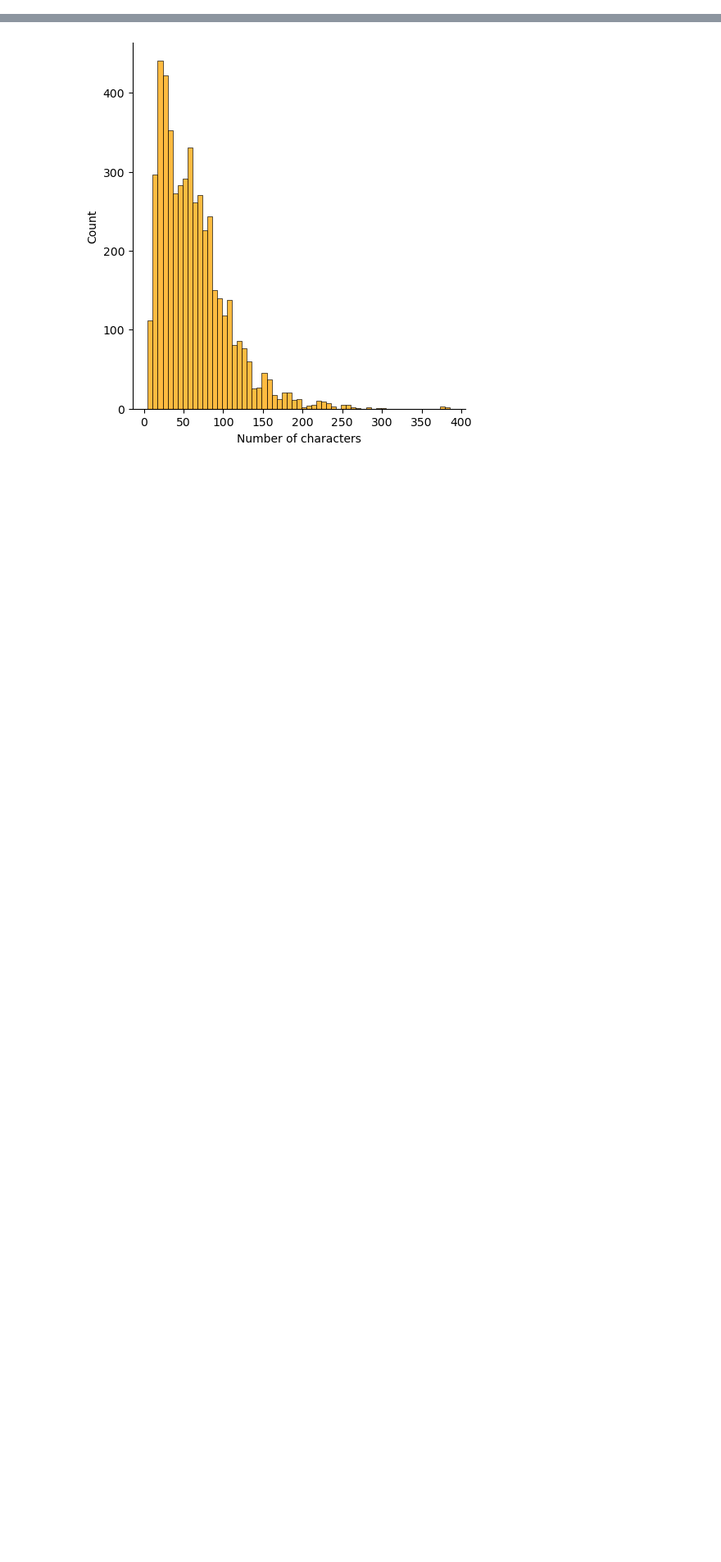
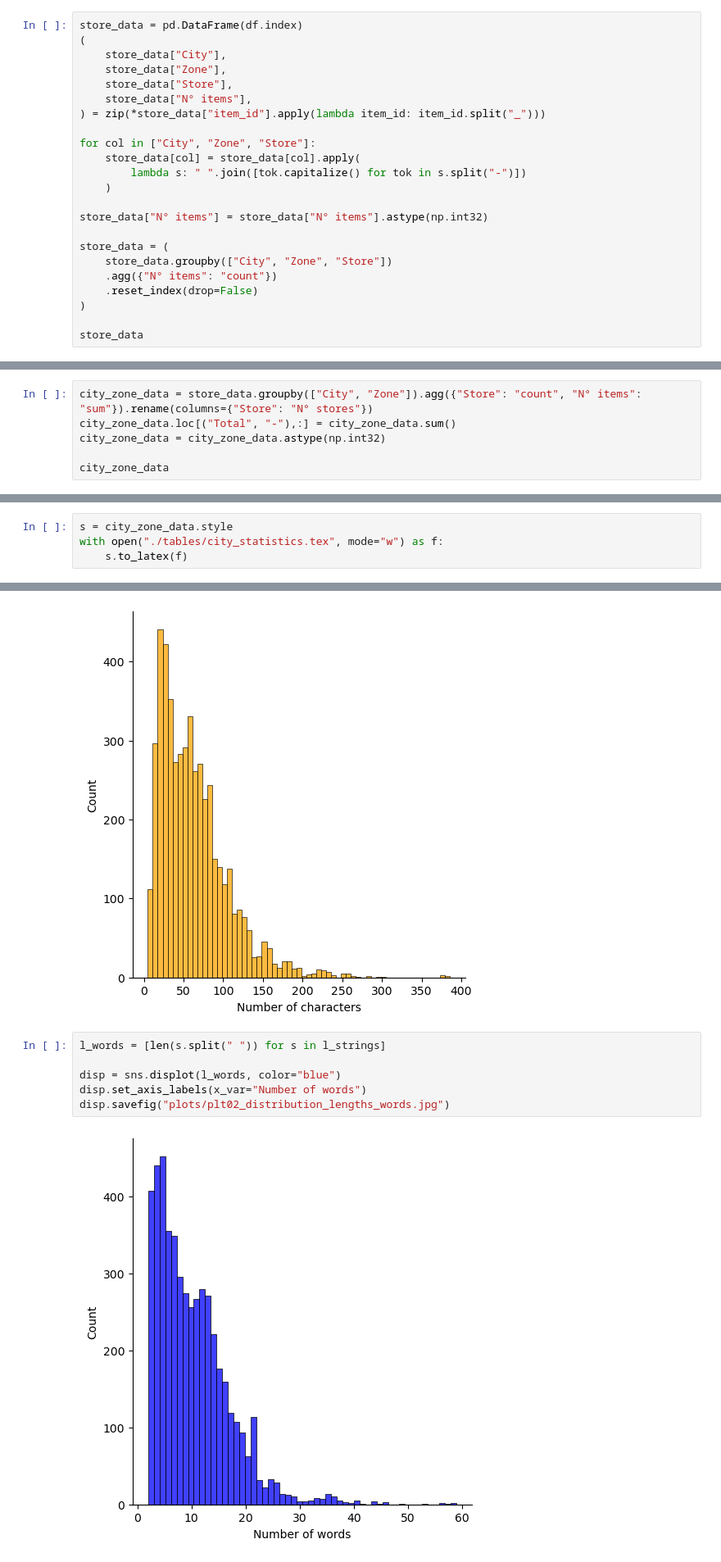
Before and after one commit to giacomorebecchi/food-pricing, a Jupyter notebook: notebooks/04.01_dataset_visualization.ipynb, the cells around one changed output, grey strips where cells are left out. Shown at 82% size. Drawn from its saved outputs; the diff is of its cells as text; blank space fills up the shorter version.

Commit message:
Finished dataset visualization

```diff
--- a/notebooks/04.01_dataset_visualization.ipynb
+++ b/notebooks/04.01_dataset_visualization.ipynb
@@ -44,0 +49,23 @@ Length of test set: 1060 (15%)
+# %%
+store_data = pd.DataFrame(df.index)
+(
+    store_data["City"],
+    store_data["Zone"],
+    store_data["Store"],
+    store_data["N° items"],
+) = zip(*store_data["item_id"].apply(lambda item_id: item_id.split("_")))
+
+for col in ["City", "Zone", "Store"]:
+    store_data[col] = store_data[col].apply(
+        lambda s: " ".join([tok.capitalize() for tok in s.split("-")])
+    )
+
+store_data["N° items"] = store_data["N° items"].astype(np.int32)
+
+store_data = (
+    store_data.groupby(["City", "Zone", "Store"])
+    .agg({"N° items": "count"})
+    .reset_index(drop=False)
+)
+
+store_data
@@ -44,0 +86,6 @@ Length of test set: 1060 (15%)
+# %%
+city_zone_data = store_data.groupby(["City", "Zone"]).agg({"Store": "count", "N° items": "sum"}).rename(columns={"Store": "N° stores"})
+city_zone_data.loc[("Total", "-"),:] = city_zone_data.sum()
+city_zone_data = city_zone_data.astype(np.int32)
+
+city_zone_data
@@ -45,3 +111,7 @@ Length of test set: 1060 (15%)
+# %%
+s = city_zone_data.style
+with open("./tables/city_statistics.tex", mode="w") as f:
+    s.to_latex(f)
 # %% [markdown]
 ### Analysis of the training dataset
 # %% [markdown]
@@ -149,3 +217,11 @@ disp.set_axis_labels(x_var="Number of characters")
 disp.savefig("plots/plt01_distribution_lengths_characters.jpg")
 # %% [output]
 [figure]
+# %%
+l_words = [len(s.split(" ")) for s in l_strings]
+
+disp = sns.displot(l_words, color="blue")
+disp.set_axis_labels(x_var="Number of words")
+disp.savefig("plots/plt02_distribution_lengths_words.jpg")
+# %% [output]
+[figure, added]
```
Also changed, not shown: parts of 13 cells of this notebook, 7 other files.
